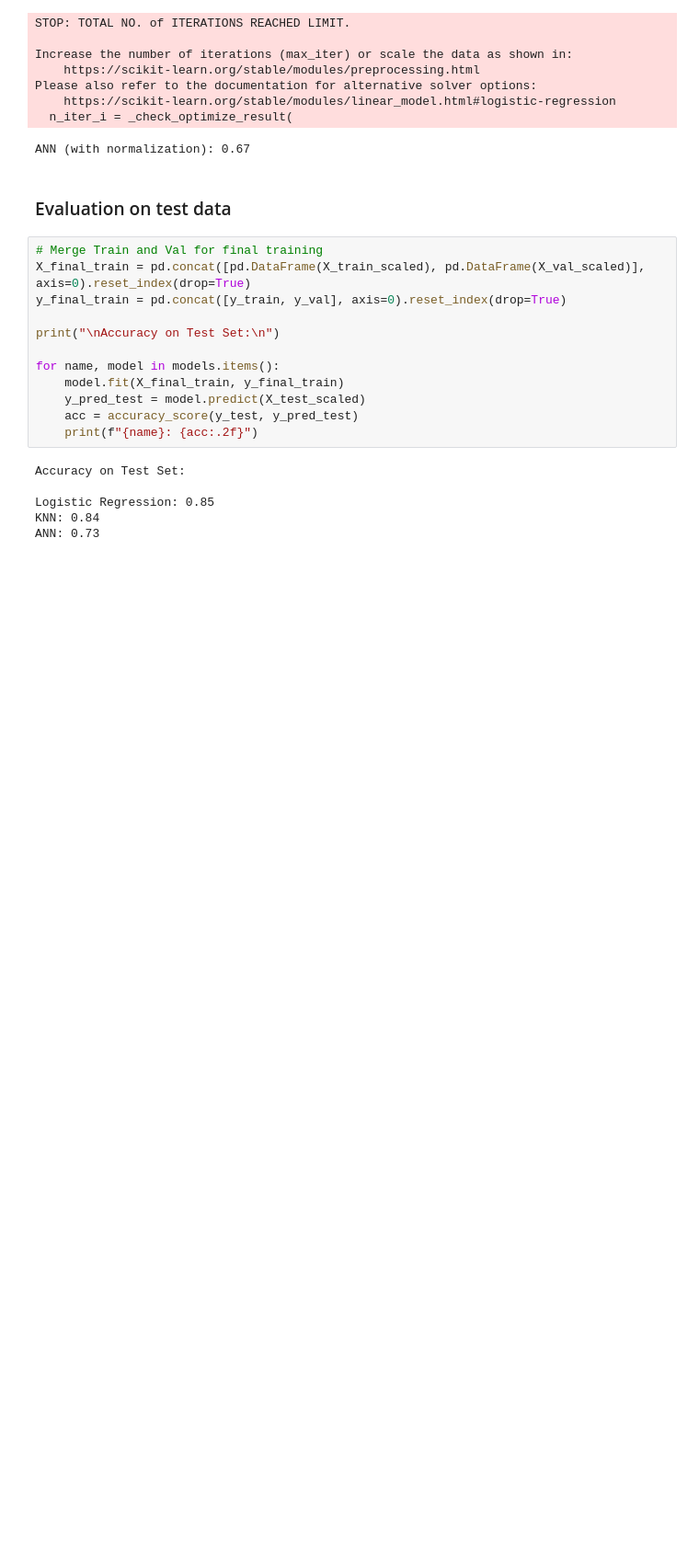
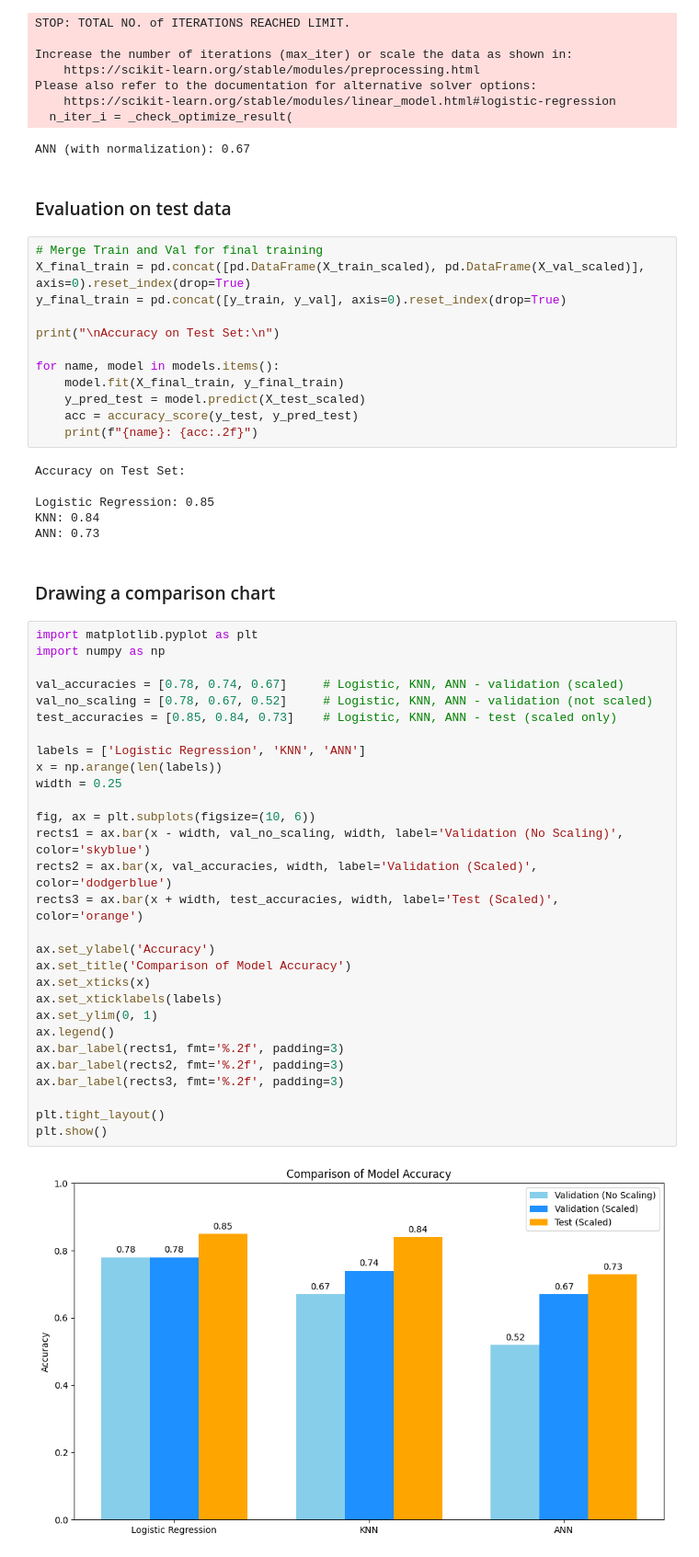
Before and after one commit to alinaddafi/Loan_DataAnalysis, a Jupyter notebook: notebook/project.ipynb, the cells around one changed output. Shown at 92% size. Cells and saved outputs as stored; diff of their text form; blank space fills up the shorter version.

Commit message:
Drawing a comparison chart

```diff
--- a/notebook/project.ipynb
+++ b/notebook/project.ipynb
@@ -226,3 +226,36 @@ Accuracy on Test Set:
 Logistic Regression: 0.85
 KNN: 0.84
 ANN: 0.73
+# %% [markdown]
+### Drawing a comparison chart
+# %%
+import matplotlib.pyplot as plt
+import numpy as np
+
+val_accuracies = [0.78, 0.74, 0.67]     # Logistic, KNN, ANN - validation (scaled)
+val_no_scaling = [0.78, 0.67, 0.52]     # Logistic, KNN, ANN - validation (not scaled)
+test_accuracies = [0.85, 0.84, 0.73]    # Logistic, KNN, ANN - test (scaled only)
+
+labels = ['Logistic Regression', 'KNN', 'ANN']
+x = np.arange(len(labels))
+width = 0.25
+
+fig, ax = plt.subplots(figsize=(10, 6))
+rects1 = ax.bar(x - width, val_no_scaling, width, label='Validation (No Scaling)', color='skyblue')
+rects2 = ax.bar(x, val_accuracies, width, label='Validation (Scaled)', color='dodgerblue')
+rects3 = ax.bar(x + width, test_accuracies, width, label='Test (Scaled)', color='orange')
+
+ax.set_ylabel('Accuracy')
+ax.set_title('Comparison of Model Accuracy')
+ax.set_xticks(x)
+ax.set_xticklabels(labels)
+ax.set_ylim(0, 1)
+ax.legend()
+ax.bar_label(rects1, fmt='%.2f', padding=3)
+ax.bar_label(rects2, fmt='%.2f', padding=3)
+ax.bar_label(rects3, fmt='%.2f', padding=3)
+
+plt.tight_layout()
+plt.show()
+# %% [output]
+[figure, added]
```
